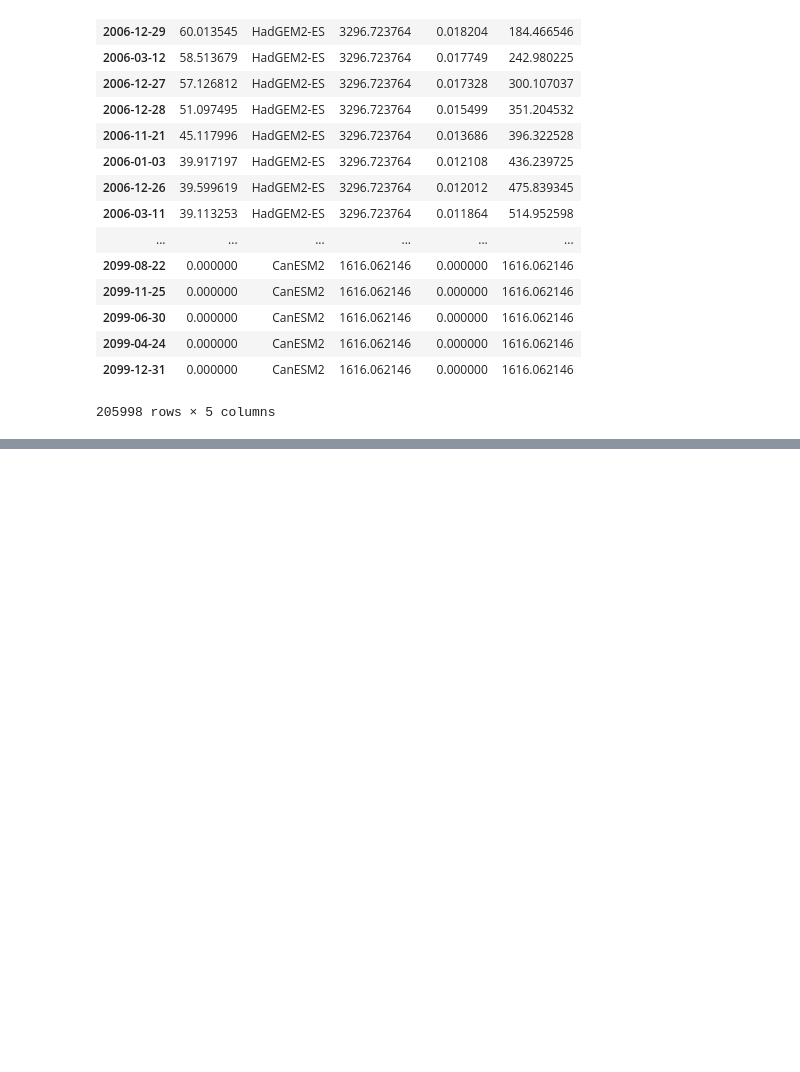
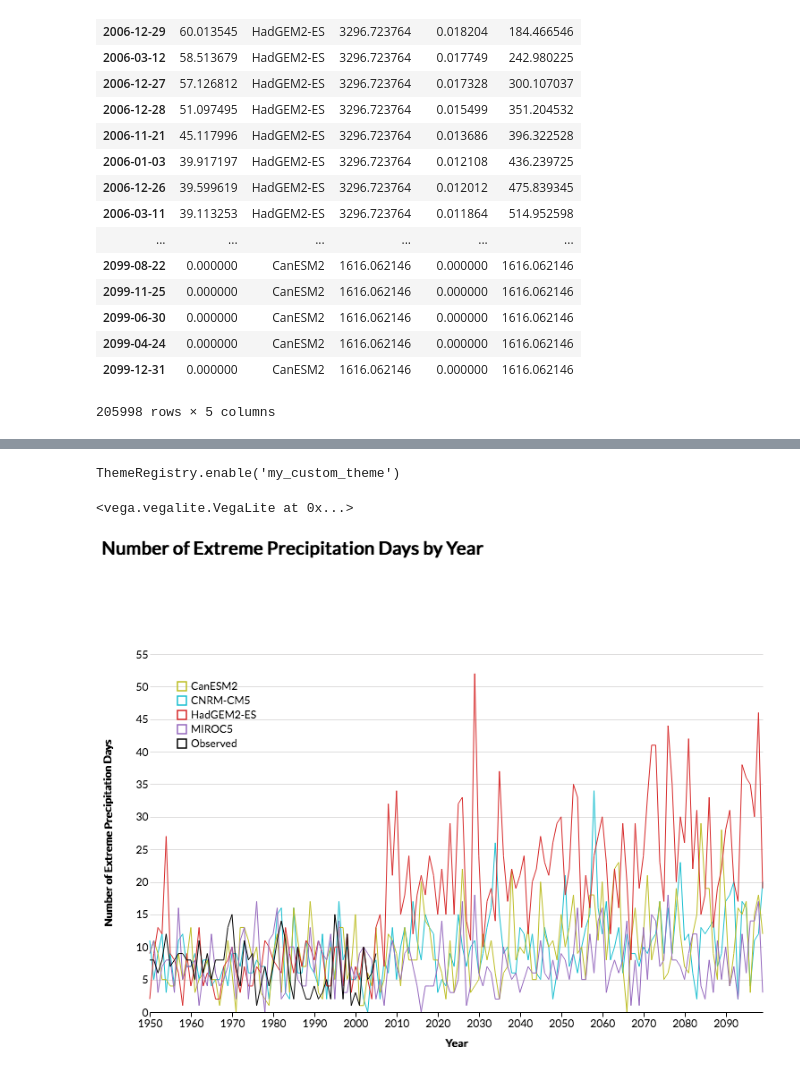
Before and after one commit to mukhtyar/python-playground, a Jupyter notebook: notebooks/extreme_precip_charts.ipynb, the cells around one changed output, grey strips where cells are left out. Cells and saved outputs as stored; diff of their text form; code cells hidden in the pictures; blank space fills up the shorter version.

```diff
--- a/notebooks/extreme_precip_charts.ipynb
+++ b/notebooks/extreme_precip_charts.ipynb
@@ -137,3 +183,4 @@ extreme_days
 # %%
-count_by_year = extreme_days.groupby(['model']).value.resample('1AS').count().unstack('model')
-count_by_year
+#count_by_year = extreme_days.groupby(['model']).value.resample('1AS').count().unstack('model')
+count_by_year = extreme_days.groupby(['model']).value.resample('1AS').count()
+#count_by_year.to_csv('data/csv/count_by_year_rcp85.csv')
@@ -205,0 +187,3 @@ plt.show()
+# %%
+count_by_year = pd.DataFrame(count_by_year).reset_index()
+count_by_year
@@ -205,0 +283,19 @@ plt.show()
+# %%
+alt.themes.register("my_custom_theme", urban_theme)
+alt.themes.enable("my_custom_theme")
+# %% [output]
+ThemeRegistry.enable('my_custom_theme')
+# %%
+scale = alt.Scale(domain=['CanESM2', 'CNRM-CM5', 'HadGEM2-ES', 'MIROC5', 'Observed'],
+                  range=['rgb(188, 189, 34)', 'rgb(23, 190, 207)', 'rgb(214, 39, 40)', 'rgb(148, 103, 189)', '#000'])
+# %%
+alt.Chart(count_by_year).mark_line(strokeWidth=1).encode(
+    x=alt.X('date', axis=alt.Axis(title='Year'), ),
+    y=alt.Y('value', axis=alt.Axis(title='Number of Extreme Precipitation Days')),
+    color=alt.Color('model', legend=alt.Legend(title=''), scale=scale),
+).properties(
+    title='Number of Extreme Precipitation Days by Year'
+)
+# %% [output]
+<vega.vegalite.VegaLite at 0x...>
+[figure, added]
```
Also changed, not shown: parts of 17 cells of this notebook, 3 other files.
